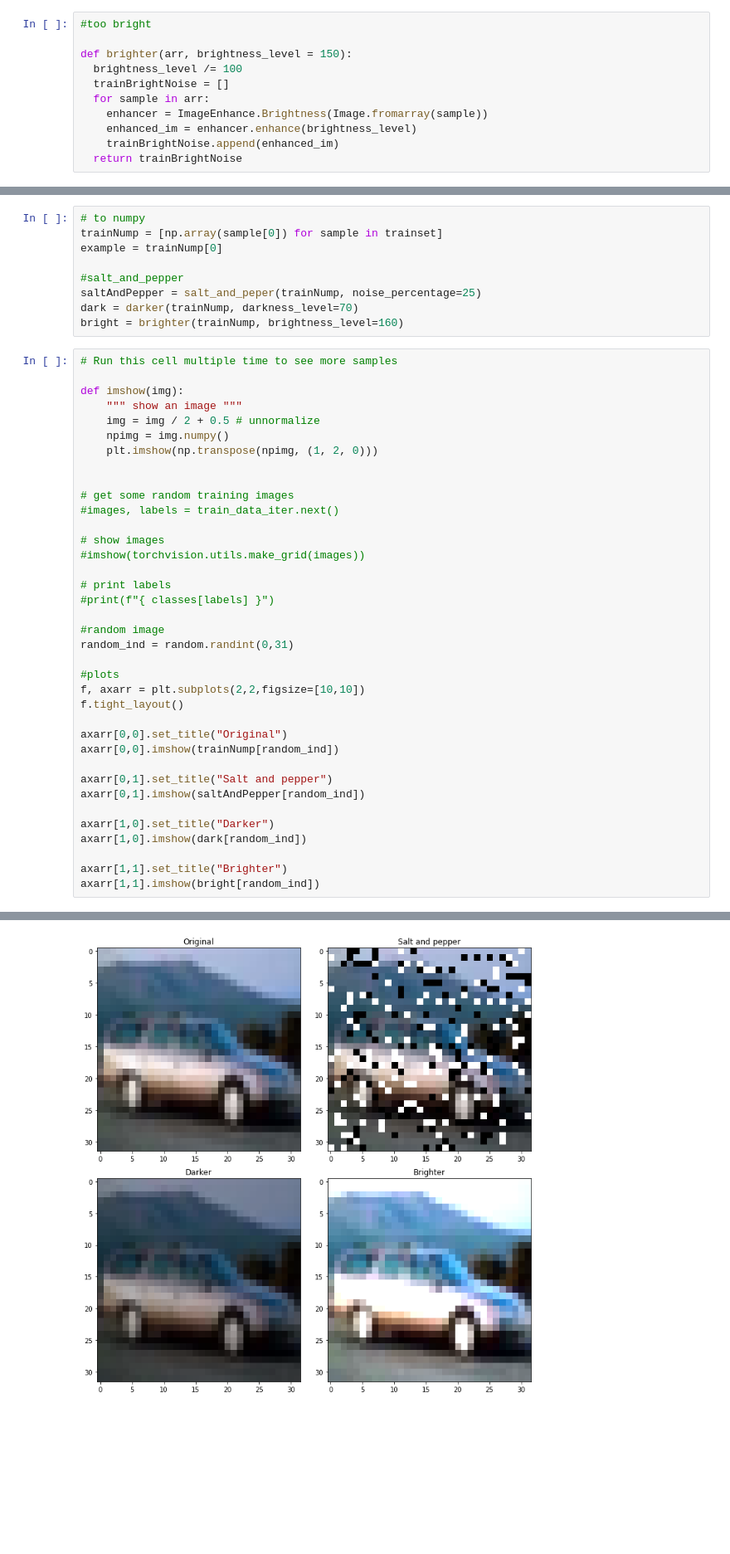
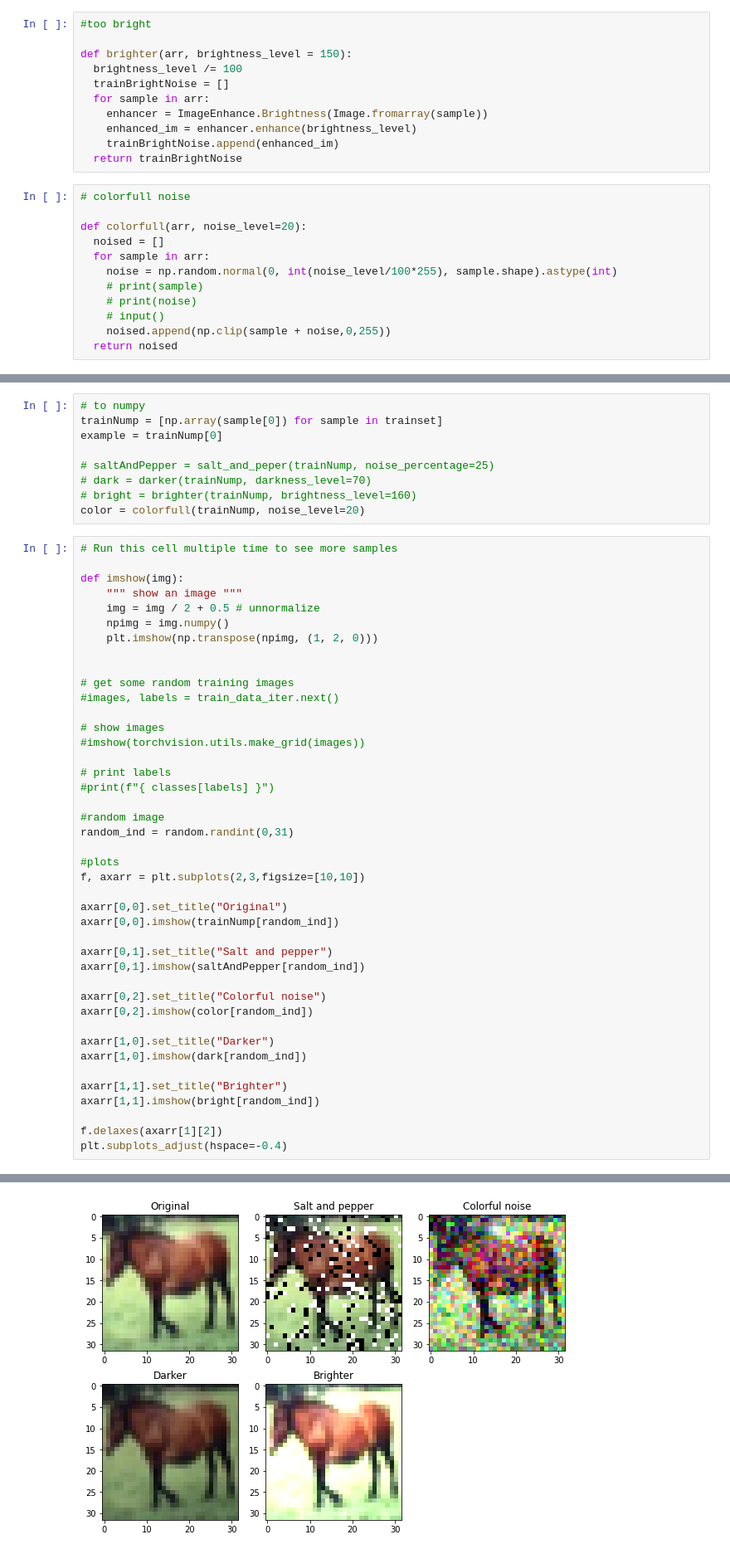
Before and after one commit to mactat/DL-IQIWA, a Jupyter notebook: notebooks/data_loading.ipynb, the cells around one changed output, grey strips where cells are left out. Shown at 83% size. Cells and saved outputs as stored; diff of their text form; blank space fills up the shorter version.

Commit message:
Fixed colorful noise

```diff
--- a/notebooks/data_loading.ipynb
+++ b/notebooks/data_loading.ipynb
@@ -96,6 +97,18 @@ def brighter(arr, brightness_level = 150):
     enhanced_im = enhancer.enhance(brightness_level)
     trainBrightNoise.append(enhanced_im)
   return trainBrightNoise
+# %%
+# colorfull noise
+
+def colorfull(arr, noise_level=20):
+  noised = []
+  for sample in arr:
+    noise = np.random.normal(0, int(noise_level/100*255), sample.shape).astype(int)
+    # print(sample)
+    # print(noise)
+    # input()
+    noised.append(np.clip(sample + noise,0,255))
+  return noised
 # %%
 trainloader = torch.utils.data.DataLoader(trainset, num_workers=2)
 testloader = torch.utils.data.DataLoader(testset, num_workers=2)
@@ -130,10 +122,10 @@ Number of distinct labels: 10
 trainNump = [np.array(sample[0]) for sample in trainset]
 example = trainNump[0]
 
-#salt_and_pepper
-saltAndPepper = salt_and_peper(trainNump, noise_percentage=25)
-dark = darker(trainNump, darkness_level=70)
-bright = brighter(trainNump, brightness_level=160)
+# saltAndPepper = salt_and_peper(trainNump, noise_percentage=25)
+# dark = darker(trainNump, darkness_level=70)
+# bright = brighter(trainNump, brightness_level=160)
+color = colorfull(trainNump, noise_level=20)
 # %%
 # Run this cell multiple time to see more samples
 
@@ -157,8 +149,7 @@ def imshow(img):
 random_ind = random.randint(0,31)
 
 #plots
-f, axarr = plt.subplots(2,2,figsize=[10,10])
-f.tight_layout()
+f, axarr = plt.subplots(2,3,figsize=[10,10])
 
 axarr[0,0].set_title("Original")
 axarr[0,0].imshow(trainNump[random_ind])
@@ -166,9 +157,15 @@ axarr[0,0].imshow(trainNump[random_ind])
 axarr[0,1].set_title("Salt and pepper")
 axarr[0,1].imshow(saltAndPepper[random_ind])
 
+axarr[0,2].set_title("Colorful noise")
+axarr[0,2].imshow(color[random_ind])
+
 axarr[1,0].set_title("Darker")
 axarr[1,0].imshow(dark[random_ind])
 
 axarr[1,1].set_title("Brighter")
 axarr[1,1].imshow(bright[random_ind])
+
+f.delaxes(axarr[1][2])
+plt.subplots_adjust(hspace=-0.4)
 # %% [output]
@@ -176 +172 @@ axarr[1,1].imshow(bright[random_ind])
-[figure, old version]
+[figure, new version]
```
Also changed, not shown: parts of 4 cells of this notebook.
